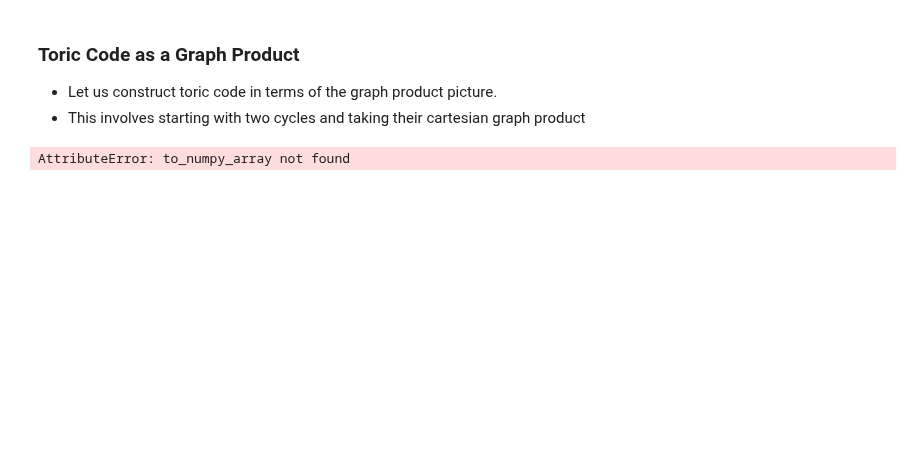
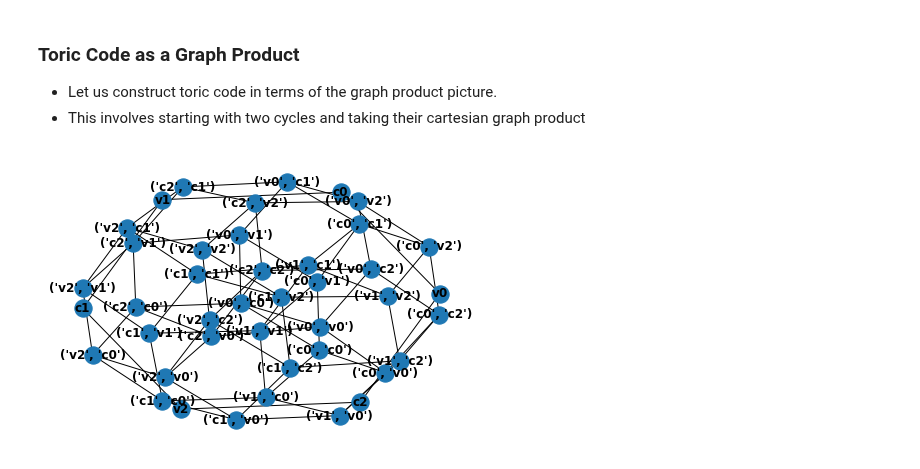
Before and after one commit to Samyak-Surti/QLDPCCodeSim, a Jupyter notebook: hypergraph_prod_code.ipynb, the cells around one changed output. Saved outputs shown, nothing was run; the diff lists cells and outputs as text; code cells hidden in the pictures; blank space fills up the shorter version.

Commit message:
Working on toric code graph product construction

```diff
--- a/hypergraph_prod_code.ipynb
+++ b/hypergraph_prod_code.ipynb
@@ -82,17 +102,16 @@ def generator_to_parity_check(G: np.array) -> np.array:
 # %%
 mat = np.array([
     [1,1,0],
     [0,1,1],
     [1,0,1]
 ])
 tan_graph_1 = parity_check_mat_to_tanner(mat)
-print(nx.adjacency_matrix(tan_graph_1).)
 tan_graph_2 = parity_check_mat_to_tanner(mat)
 nx.draw(tan_graph_1, with_labels=True, font_weight='bold')
 toric_code = nx.cartesian_product(tan_graph_1, tan_graph_2)
-#nx.draw(toric_code, with_labels=True, font_weight='bold')
+nx.draw(toric_code, with_labels=True, font_weight='bold')
 # %% [output]
-AttributeError: to_numpy_array not found
+[figure, added]
 # %%
 def construct_C_X(m: int) -> nx.Graph:
     """
```
Also changed, not shown: parts of 2 cells of this notebook.
